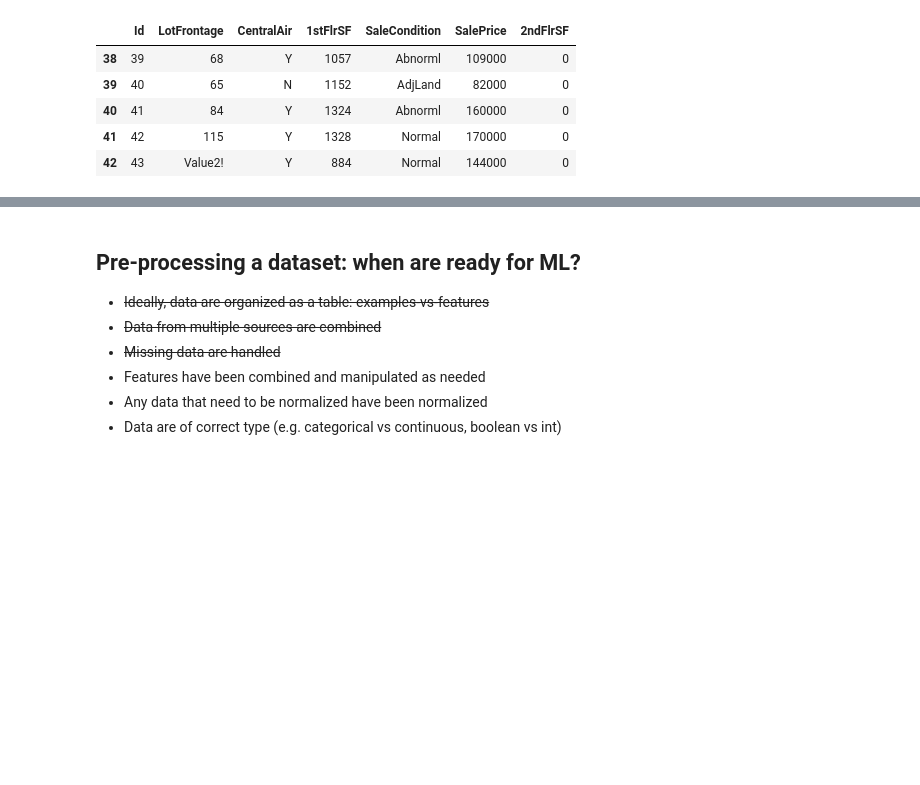
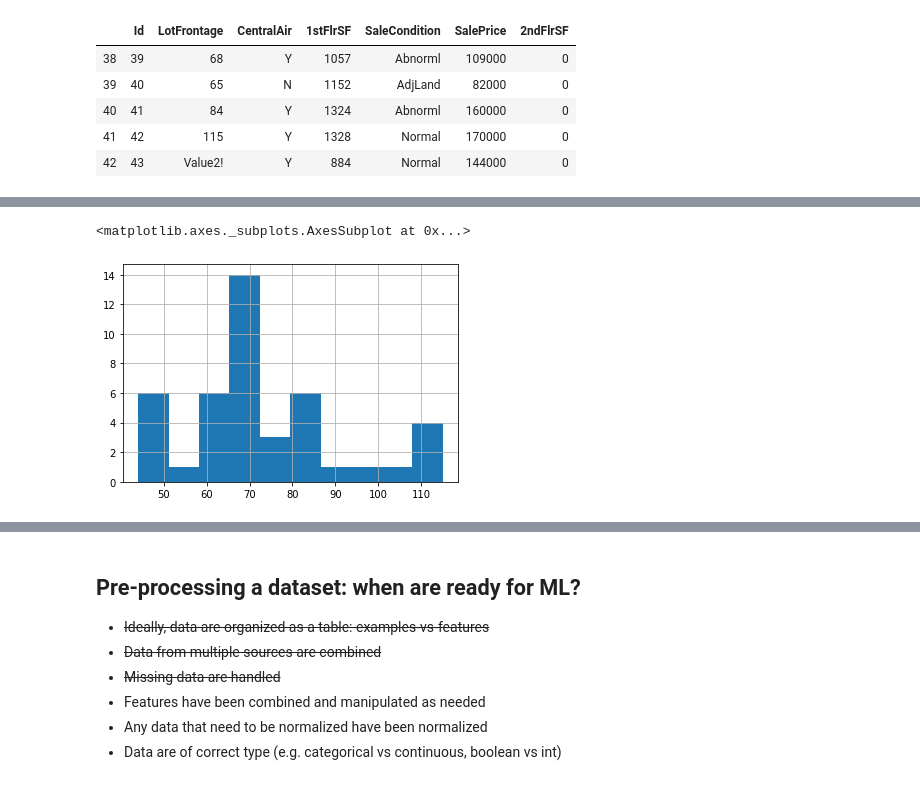
Before and after one commit to lichtend/fall2019, a Jupyter notebook: week3/Week3.ipynb, the cells around one changed output, grey strips where cells are left out. Saved outputs shown, nothing was run; the diff lists cells and outputs as text; code cells hidden in the pictures; blank space fills up the shorter version.

```diff
--- a/week3/Week3.ipynb
+++ b/week3/Week3.ipynb
@@ -401,0 +457,5 @@ boston.fillna({"2ndFlrSF": "Value1!", "LotFrontage": "Value2!"}).tail()
+# %%
+boston.LotFrontage.fillna(boston.LotFrontage.median()).hist()
+# %% [output]
+<matplotlib.axes._subplots.AxesSubplot at 0x...>
+[figure, added]
```
Also changed, not shown: parts of 21 cells of this notebook.
